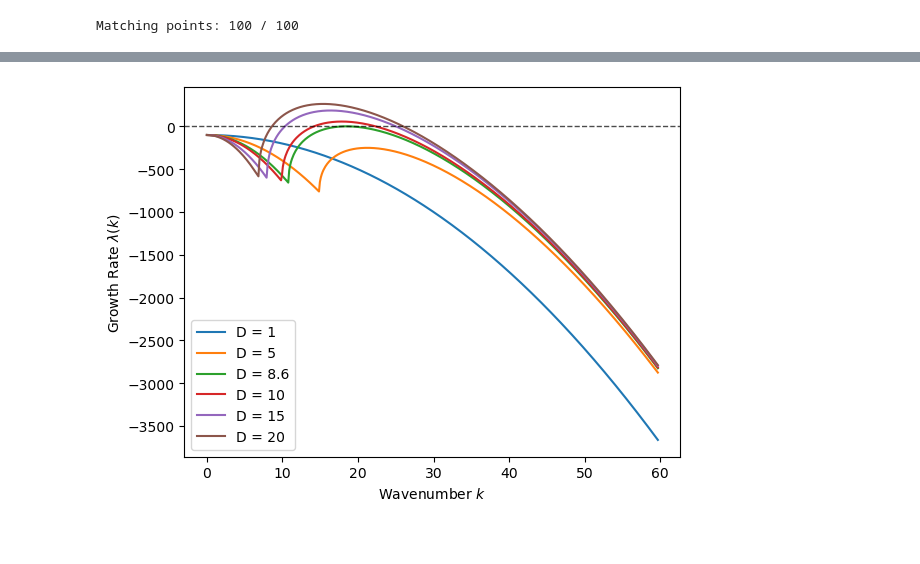
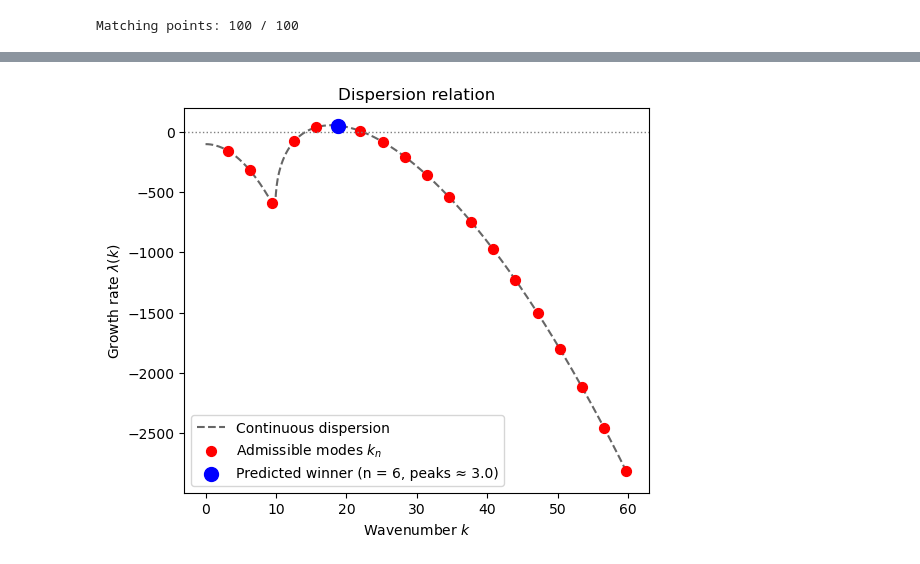
Before and after one commit to Patra-arya/turing_pattern, a Jupyter notebook: Notebook/spatial_jacobian.ipynb, the cells around one changed output, grey strips where cells are left out. Cells and saved outputs as stored; diff of their text form; code cells hidden in the pictures.

```diff
--- a/Notebook/spatial_jacobian.ipynb
+++ b/Notebook/spatial_jacobian.ipynb
@@ -219,4 +63,5 @@ Absolute Difference: 8.9327
 # %%
 n = np.arange(1,20)
-k_n = (n * np.pi) / L
+k_dense = np.linspace(0, 60, 500)
+k_modes = (n * np.pi) / L
 # %%
@@ -231,34 +71,0 @@ plt.show()
-# %%
-winning_idx = np.argmax(lam_n)
-winning_n = n[winning_idx]
-winning_k = k_n[winning_idx]
-winning_lam = lam_n[winning_idx]
-
-k_dense = np.linspace(0, max(k_n), 500)
-lam_dense = np.array(
-    [
-        growth_analytical(k_val, gamma=1000, u=u_star, v=v_star, D=20)
-        for k_val in k_dense
-    ]
-)
-
-plt.figure(figsize=(9, 5))
-plt.plot(k_dense, lam_dense, "k--", alpha=0.6, label="Continuous dispersion")
-plt.scatter(k_n, lam_n, zorder = 3, c='red', label=rf'admissible modes $k_n$')
-plt.scatter(
-    [winning_k],
-    [winning_lam],
-    color="blue",
-    s=100,
-    zorder=3,
-    label=f"Predicted winner (n={winning_n}, peaks ≈ {winning_n/2:.1f})",
-)
-
-plt.axhline(0, color="gray", linestyle=":", linewidth=1)
-plt.xlabel("Wavenumber $k$")
-plt.ylabel("Growth Rate $\\lambda(k)$")
-plt.title(
-    f"Admissible Discrete Modes ($L={L}$)"
-)
-plt.legend()
-plt.show()
@@ -267,16 +72,10 @@ plt.show()
-# %%
-for d in [1,5, 8.6, 10,15,20]:
-    k_dense_ds = np.linspace(0, max(k_n), 500)
-    lam_dense_ds = np.array(
-        [
-            growth_numerical(k_val, gamma=gamma, u=u_star, v=v_star, D=d) for k_val in k_dense_ds
-        ]
-    )
-    plt.plot(k_dense_ds, lam_dense_ds, label= rf'D = {d}')
-plt.axhline(0, color="black", linestyle="--", linewidth=1, alpha=0.7)
-plt.xlabel("Wavenumber $k$")
-plt.ylabel("Growth Rate $\\lambda(k)$")
-plt.legend()
-plt.show()
-# %% [output]
-[figure, removed]
+# %%
+growth = np.array(
+    [
+        growth_rate_analytical(k=k_val, a=a, b=b, gamma=gamma, D=D)
+        for k_val in k_dense
+    ])
+
+ax3 = plot_dispersion(k=k_dense, growth= growth, k_modes=k_modes, growth_modes=growth_modes)
+# %% [output]
+[figure, added]
```
Also changed, not shown: parts of 24 cells of this notebook, 4 other files.
